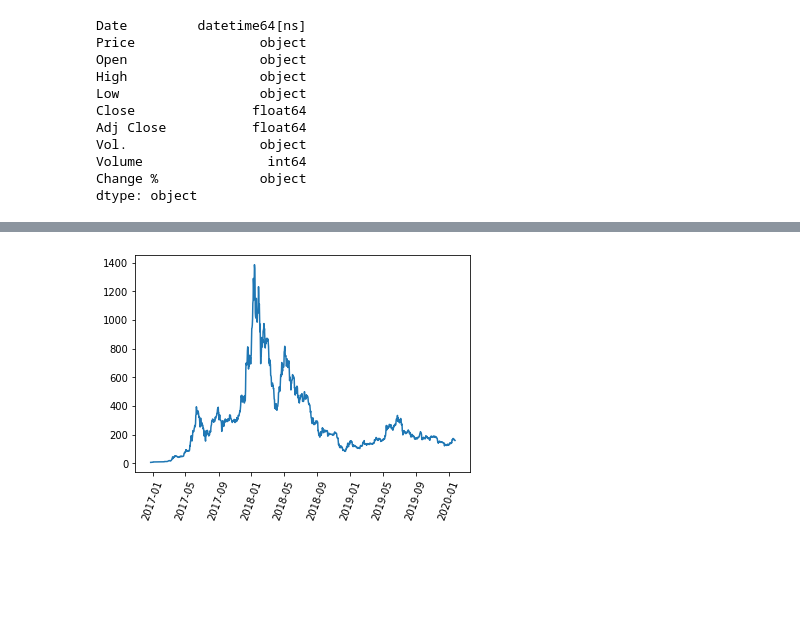
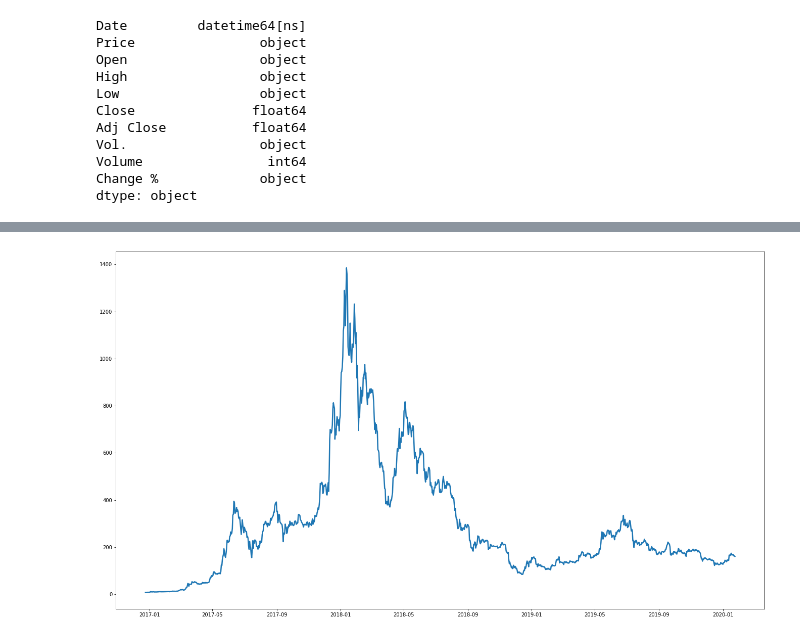
Before and after one commit to ironhack-datalabs/datamex0120, a Jupyter notebook: module-1/web-project/your-code/Untitled.ipynb, the cells around one changed output, grey strips where cells are left out. Saved outputs shown, nothing was run; the diff lists cells and outputs as text; code cells hidden in the pictures; blank space fills up the shorter version.

```diff
--- a/module-1/web-project/your-code/Untitled.ipynb
+++ b/module-1/web-project/your-code/Untitled.ipynb
@@ -84,11 +84,13 @@ final3['Price'] = final3['Price'].str.replace(',','')
 final3['Open']=final3['Open'].str.replace(',','')
 final3['High']=final3['High'].str.replace(',','')
 final3['Low']=final3['Low'].str.replace(',','')
+final3['Change %']=final3['Change %'].str.replace("%", '')
 # %%
 final3 = final3.astype({'Price':'float64'})
 final3 = final3.astype({'Open':'float64'})
 final3 = final3.astype({'High':'float64'})
 final3 = final3.astype({'Low':'float64'})
+final3 = final3.astype({'Change %':'float64'})
 final3.dtypes
 # %% [output]
 Date         datetime64[ns]
@@ -131,7 +157,7 @@ plt.plot(date,lo)
 # %%
+plt.figure(figsize=[23,13],frameon=False)
 clo = final3['Close']
-plt.xticks(rotation=degrees)
-plt.plot(date,clo)
+plt.plot(date,clo,linewidth=2.5)
 plt.show()
 # %% [output]
-[figure, old version]
+[figure, new version]
```
Also changed, not shown: parts of 12 cells of this notebook.
